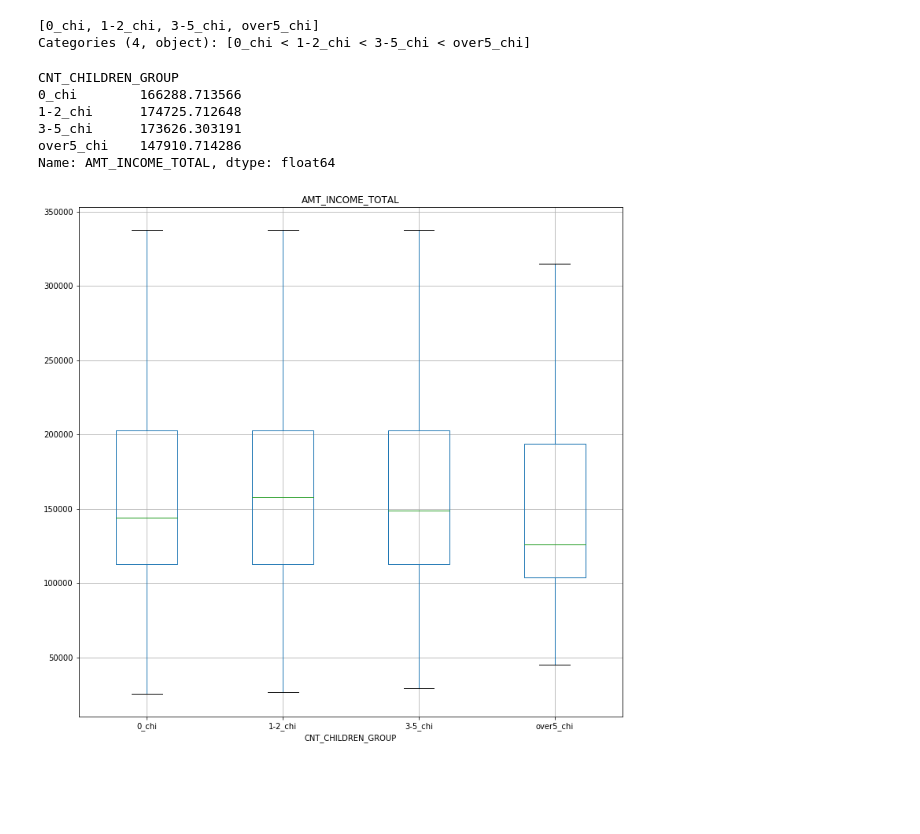
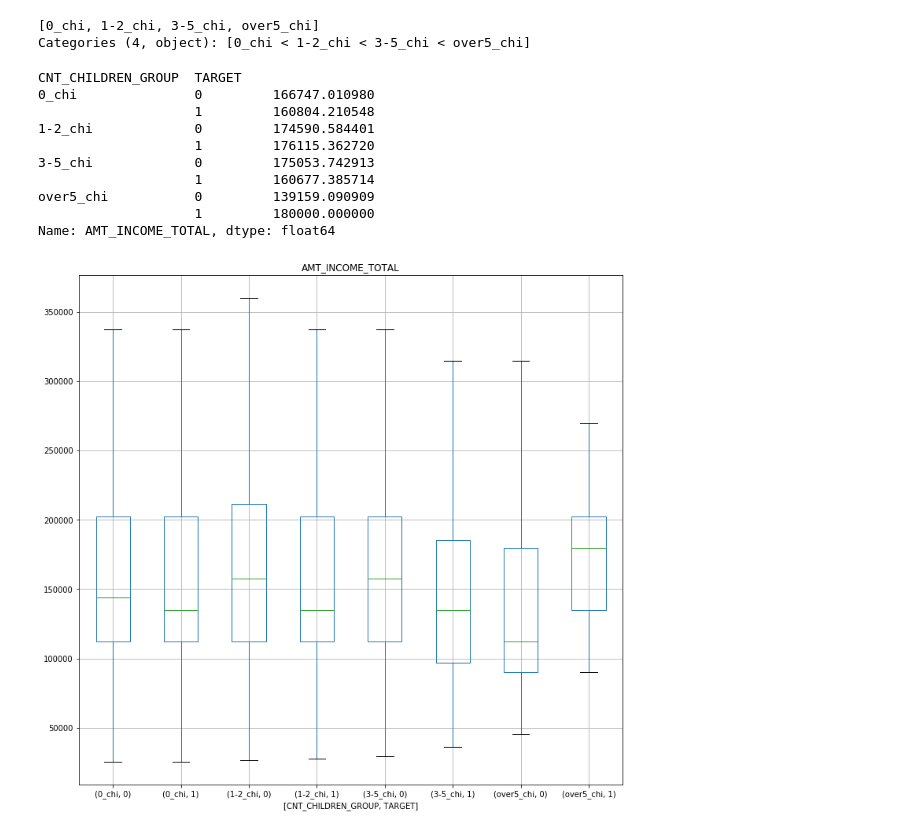
Before and after one commit to JohnsonFin/ML100Days, a Jupyter notebook: Homework/Day13/Day_013_HW.ipynb, the cells around one changed output. Drawn from its saved outputs; the diff is of its cells as text; code cells hidden in the pictures; blank space fills up the shorter version.

```diff
--- a/Homework/Day13/Day_013_HW.ipynb
+++ b/Homework/Day13/Day_013_HW.ipynb
@@ -90,30 +90,34 @@ Categories (4, object): [0_chi < 1-2_chi < 3-5_chi < over5_chi]
 """
 Your code here
 """
-grp = ['CNT_CHILDREN_GROUP']
+grp = ['CNT_CHILDREN_GROUP', 'TARGET']
 
 grouped_df = app_train.groupby(by=grp)['AMT_INCOME_TOTAL']
 grouped_df.mean()
 # %% [output]
-CNT_CHILDREN_GROUP
-0_chi        166288.713566
-1-2_chi      174725.712648
-3-5_chi      173626.303191
-over5_chi    147910.714286
+CNT_CHILDREN_GROUP  TARGET
+0_chi               0         166747.010980
+                    1         160804.210548
+1-2_chi             0         174590.584401
+                    1         176115.362720
+3-5_chi             0         175053.742913
+                    1         160677.385714
+over5_chi           0         139159.090909
+                    1         180000.000000
 Name: AMT_INCOME_TOTAL, dtype: float64
 # %%
 #2-2
 """
 Your code here
 """
 plt_column = 'AMT_INCOME_TOTAL'
-plt_by = 'CNT_CHILDREN_GROUP'
+plt_by = ['CNT_CHILDREN_GROUP', 'TARGET']
 
 app_train.boxplot(column=plt_column, by = plt_by, showfliers = False, figsize=(12,12))
 plt.suptitle('')
 plt.show()
 # %% [output]
-[figure, old version]
+[figure, new version]
 # %%
 #3
 """
```
Also changed, not shown: parts of 1 cell of this notebook.
